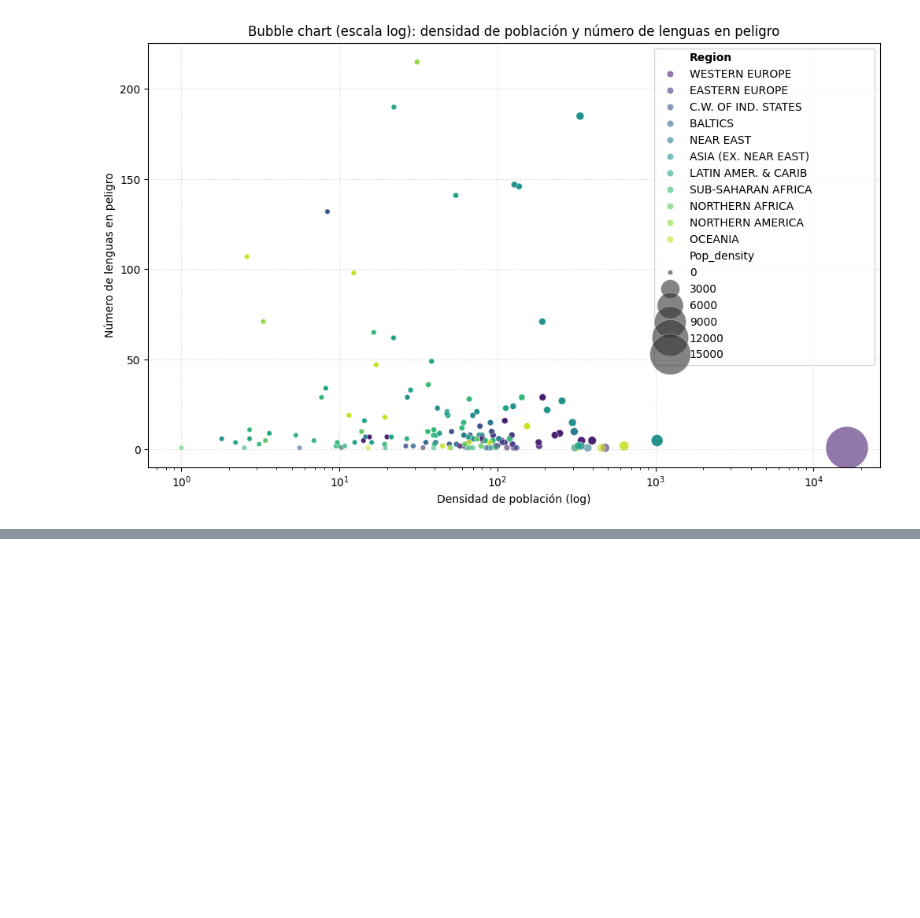
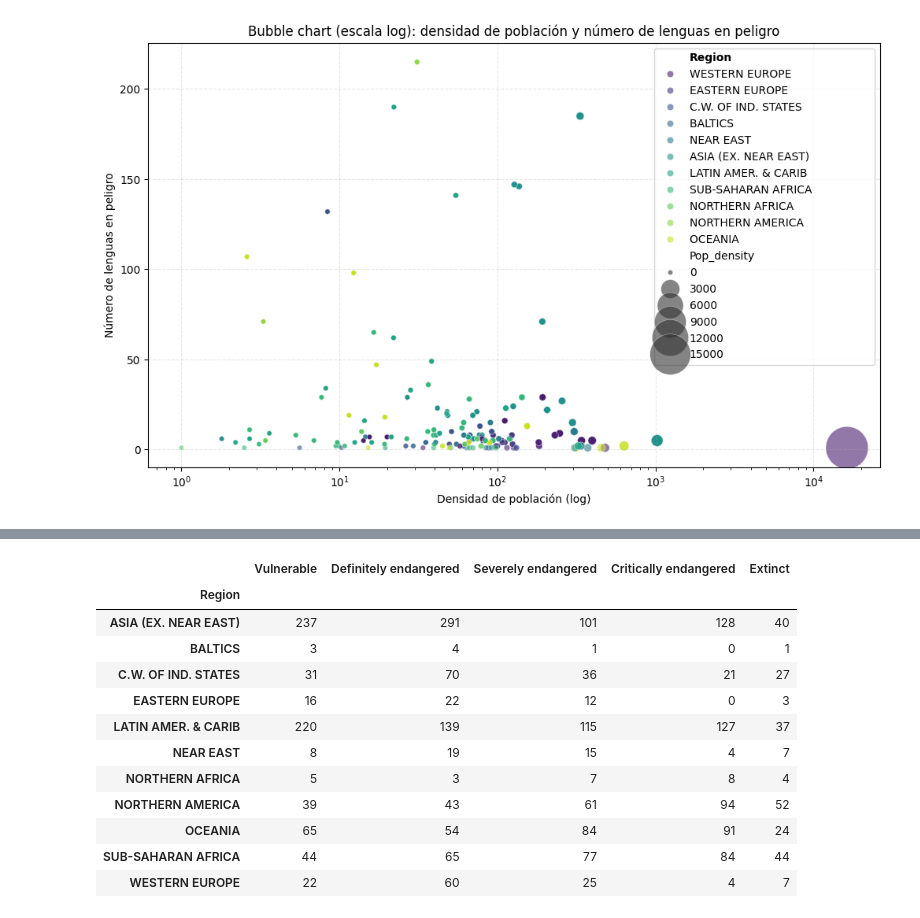
Before and after one commit to mrguezrodriguez/EDA_endangered_languages, a Jupyter notebook: main.ipynb, the cells around one changed output, grey strips where cells are left out. Drawn from its saved outputs; the diff is of its cells as text; code cells hidden in the pictures; blank space fills up the shorter version.

```diff
--- a/main.ipynb
+++ b/main.ipynb
@@ -679,0 +788,16 @@ plt.show()
+# %%
+tabla_contingencia
+# %% [output]
+|  | Vulnerable | Definitely endangered | Severely endangered | Critically endangered | Extinct |
+| Region |  |  |  |  |  |
+| ASIA (EX. NEAR EAST) | 237 | 291 | 101 | 128 | 40 |
+| BALTICS | 3 | 4 | 1 | 0 | 1 |
+| C.W. OF IND. STATES | 31 | 70 | 36 | 21 | 27 |
+| EASTERN EUROPE | 16 | 22 | 12 | 0 | 3 |
+| LATIN AMER. & CARIB | 220 | 139 | 115 | 127 | 37 |
+| NEAR EAST | 8 | 19 | 15 | 4 | 7 |
+| NORTHERN AFRICA | 5 | 3 | 7 | 8 | 4 |
+| NORTHERN AMERICA | 39 | 43 | 61 | 94 | 52 |
+| OCEANIA | 65 | 54 | 84 | 91 | 24 |
+| SUB-SAHARAN AFRICA | 44 | 65 | 77 | 84 | 44 |
+| WESTERN EUROPE | 22 | 60 | 25 | 4 | 7 |
```
Also changed, not shown: parts of 23 cells of this notebook, 10 other files.
